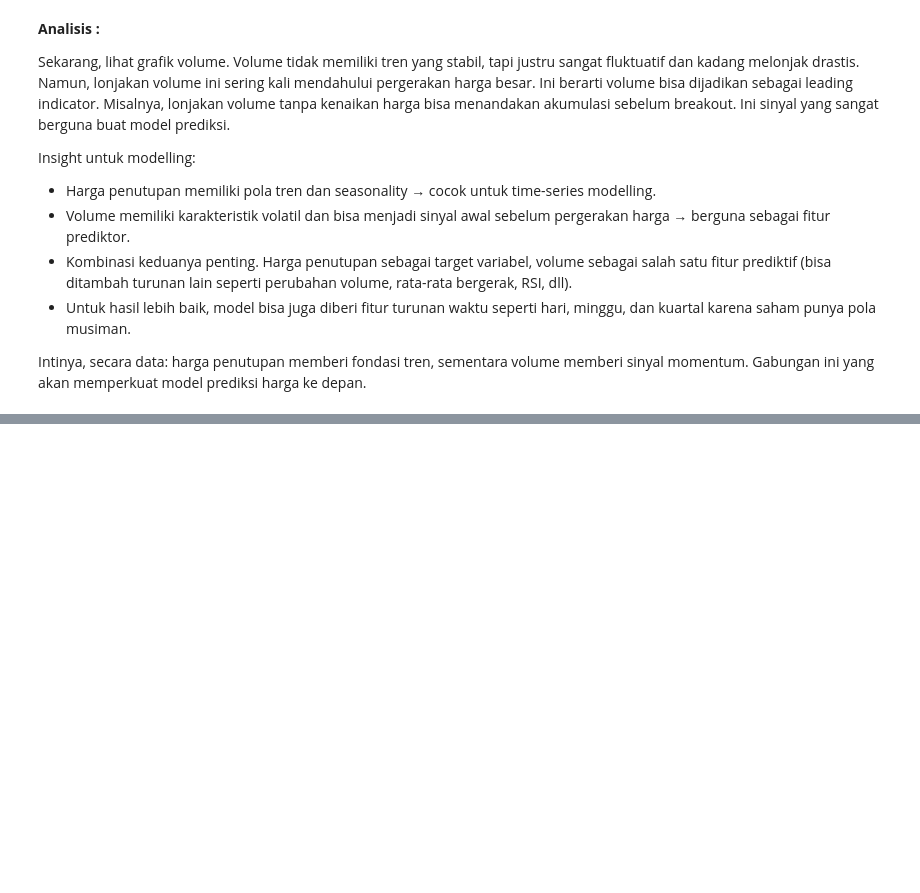
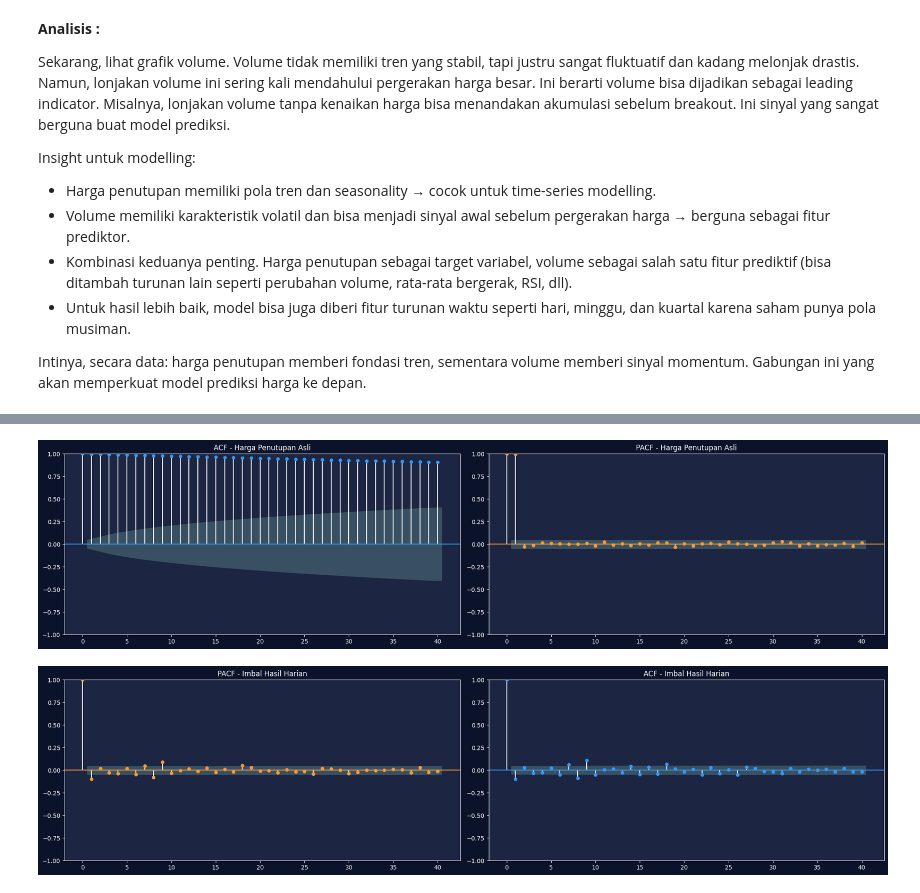
Before and after one commit to Ryanakml/Stock-Price-Predictor, a Jupyter notebook: stock_predictor.ipynb, the cells around one changed output, grey strips where cells are left out. Saved outputs shown, nothing was run; the diff lists cells and outputs as text; code cells hidden in the pictures; blank space fills up the shorter version.

```diff
--- a/stock_predictor.ipynb
+++ b/stock_predictor.ipynb
@@ -217,0 +377,41 @@ Intinya, secara data: harga penutupan memberi fondasi tren, sementara volume mem
+# %%
+# Plot ACF dan PACF pada harga penutupan asli (tema gelap)
+fig, (ax1, ax2) = plt.subplots(1, 2, figsize=(20, 5))
+fig.patch.set_facecolor('#0b132b')
+ax1.set_facecolor('#1c2541')
+ax2.set_facecolor('#1c2541')
+
+plot_acf(close_data.dropna(), ax=ax1, lags=40, color='#3399ff')
+ax1.set_title('ACF - Harga Penutupan Asli', color='white')
+ax1.tick_params(colors='white')
+for spine in ax1.spines.values(): spine.set_color('white')
+
+plot_pacf(close_data.dropna(), ax=ax2, lags=40, color='#ff9933')
+ax2.set_title('PACF - Harga Penutupan Asli', color='white')
+ax2.tick_params(colors='white')
+for spine in ax2.spines.values(): spine.set_color('white')
+
+plt.tight_layout()
+plt.show()
+
+# Plot ACF dan PACF pada data yang sudah di-differencing (tema gelap)
+fig, (ax1, ax2) = plt.subplots(1, 2, figsize=(20, 5))
+fig.patch.set_facecolor('#0b132b')
+ax1.set_facecolor('#1c2541')
+ax2.set_facecolor('#1c2541')
+
+plot_pacf(return_data.dropna(), ax=ax1, lags=40, color='#ff9933')
+ax1.set_title('PACF - Imbal Hasil Harian', color='white')
+ax1.tick_params(colors='white')
+for spine in ax1.spines.values(): spine.set_color('white')
+
+plot_acf(return_data.dropna(), ax=ax2, lags=40, color='#3399ff')
+ax2.set_title('ACF - Imbal Hasil Harian', color='white')
+ax2.tick_params(colors='white')
+for spine in ax2.spines.values(): spine.set_color('white')
+
+plt.tight_layout()
+plt.show()
+# %% [output]
+[figure, added]
+[figure, added]
```
Also changed, not shown: parts of 13 cells of this notebook.
